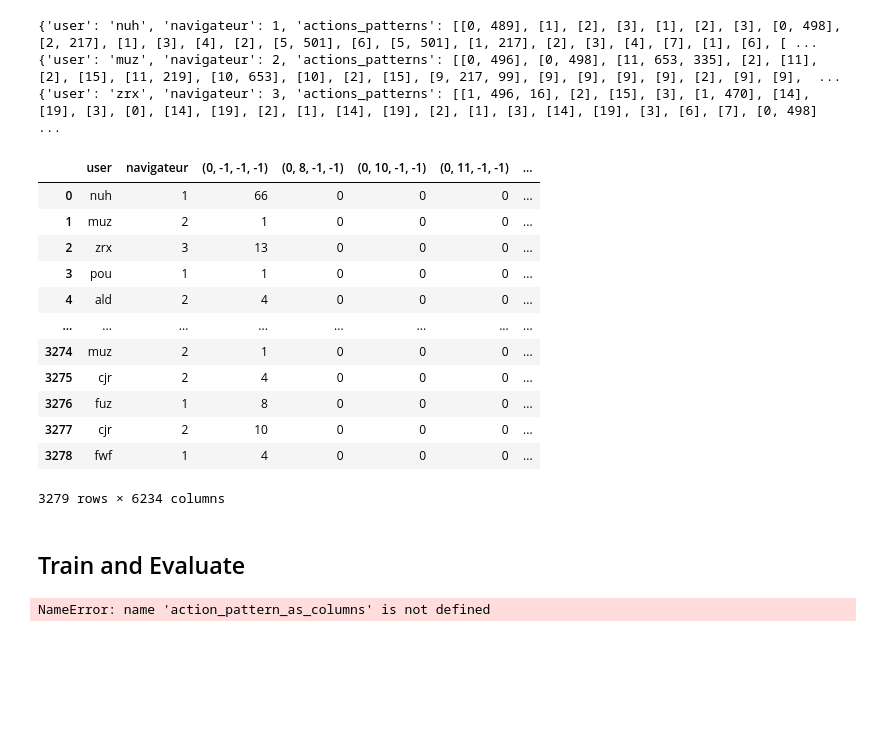
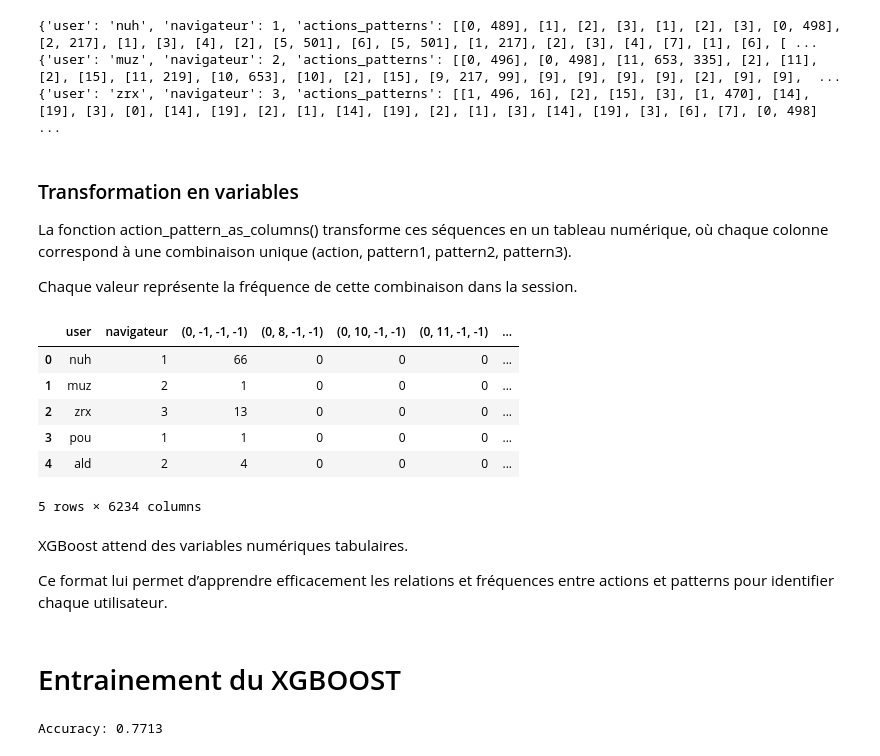
Before and after one commit to campeasb/user-trace-encoding, a Jupyter notebook: Data_Analysis_Report.ipynb, the cells around one changed output. Drawn from its saved outputs; the diff is of its cells as text; code cells hidden in the pictures; blank space fills up the shorter version.

```diff
--- a/XGboost.ipynb
+++ b/Data_Analysis_Report.ipynb
@@ -128,40 +198,49 @@ display(pattern_summary)
 # %%
-from construct.build_encoded_data import encode_sessions_from_files
+from pipeline.build_encoded_data import encode_sessions_from_files
 
 
-encoded_data = encode_sessions_from_files(features_train)
+encoded_train = encode_sessions_from_files(features_train)
+encoded_test  = encode_sessions_from_files(features_test)
 
 # Aperçu
-for session in encoded_data[:3]:
+for session in encoded_train[:3]:
     print(session)
 # %% [output]
 {'user': 'nuh', 'navigateur': 1, 'actions_patterns': [[0, 489], [1], [2], [3], [1], [2], [3], [0, 498], [2, 217], [1], [3], [4], [2], [5, 501], [6], [5, 501], [1, 217], [2], [3], [4], [7], [1], [6], [ ...
 {'user': 'muz', 'navigateur': 2, 'actions_patterns': [[0, 496], [0, 498], [11, 653, 335], [2], [11], [2], [15], [11, 219], [10, 653], [10], [2], [15], [9, 217, 99], [9], [9], [9], [9], [2], [9], [9],  ...
 {'user': 'zrx', 'navigateur': 3, 'actions_patterns': [[1, 496, 16], [2], [15], [3], [1, 470], [14], [19], [3], [0], [14], [19], [2], [1], [14], [19], [2], [1], [3], [14], [19], [3], [6], [7], [0, 498] ...
+# %% [markdown]
+### Transformation en variables
+
+La fonction action_pattern_as_columns() transforme ces séquences en un tableau numérique, où chaque colonne correspond à une combinaison unique (action, pattern1, pattern2, pattern3).
+
+Chaque valeur représente la fréquence de cette combinaison dans la session.
 # %%
-from construct.build_actionspatterns import action_pattern_as_columns
+from pipeline.build_actionspatterns import action_pattern_as_columns
 
-action_pattern_as_columns(encoded_data, max_patterns=3)
+df_train_xgb = action_pattern_as_columns(encoded_train, max_patterns=3)
+df_test_xgb  = action_pattern_as_columns(encoded_test, max_patterns=3)
+
+df_train_xgb.head()
 # %% [output]
 |  | user | navigateur | (0, -1, -1, -1) | (0, 8, -1, -1) | (0, 10, -1, -1) | (0, 11, -1, -1) | ... |
 | 0 | nuh | 1 | 66 | 0 | 0 | 0 | ... |
 | 1 | muz | 2 | 1 | 0 | 0 | 0 | ... |
 | 2 | zrx | 3 | 13 | 0 | 0 | 0 | ... |
 | 3 | pou | 1 | 1 | 0 | 0 | 0 | ... |
 | 4 | ald | 2 | 4 | 0 | 0 | 0 | ... |
-| ... | ... | ... | ... | ... | ... | ... | ... |
-| 3274 | muz | 2 | 1 | 0 | 0 | 0 | ... |
-| 3275 | cjr | 2 | 4 | 0 | 0 | 0 | ... |
-| 3276 | fuz | 1 | 8 | 0 | 0 | 0 | ... |
-| 3277 | cjr | 2 | 10 | 0 | 0 | 0 | ... |
-| 3278 | fwf | 1 | 4 | 0 | 0 | 0 | ... |
-3279 rows × 6234 columns
+5 rows × 6234 columns
+# %% [markdown]
+XGBoost attend des variables numériques tabulaires.
+
+Ce format lui permet d’apprendre efficacement les relations et fréquences entre actions et patterns pour identifier chaque utilisateur.
 # %% [markdown]
-## Train and Evaluate
+# Entrainement du XGBOOST
 # %%
 from sklearn.model_selection import train_test_split
 from sklearn.metrics import accuracy_score
 import xgboost as xgb
+
 def to_categories(df, cols):
     """
     Encode les colonnes catégorielles (comme 'user' ou 'navigateur')
@@ -174,8 +253,7 @@ def to_categories(df, cols):
 
 
 # Conversion et préparation des données
-df_xgb = action_pattern_as_columns(encoded_data, max_patterns=3)
-df_xgb = to_categories(df_xgb, ["user", "navigateur"])
+df_xgb = to_categories(df_train_xgb, ["user", "navigateur"])
 
 # Définir les features et la target
 y = df_xgb["user"]
@@ -213,4 +291,4 @@ y_pred = bst.predict(dtest).argmax(axis=1)
 accuracy = accuracy_score(y_test, y_pred)
 print(f"Accuracy: {accuracy:.4f}")
 # %% [output]
-NameError: name 'action_pattern_as_columns' is not defined
+Accuracy: 0.7713
```
Also changed, not shown: parts of 26 cells of this notebook, 9 other files.
